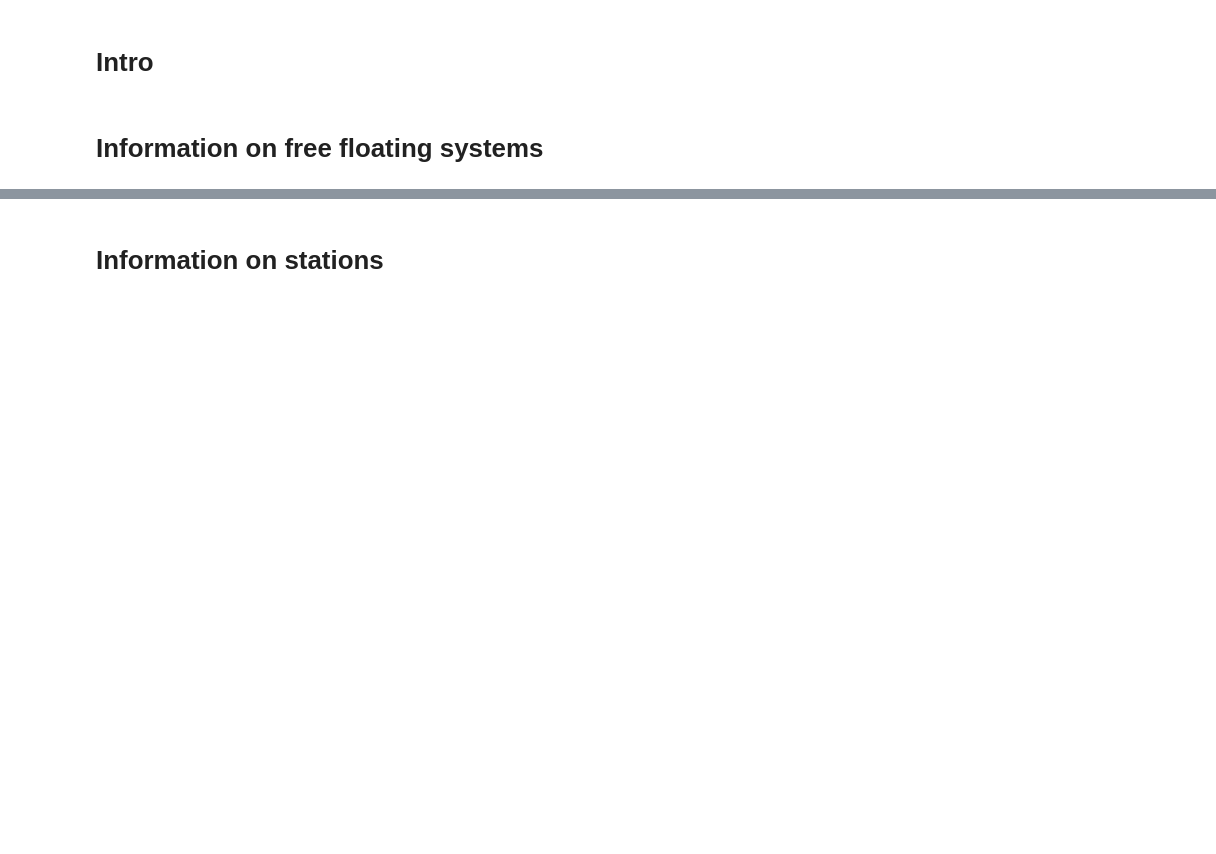
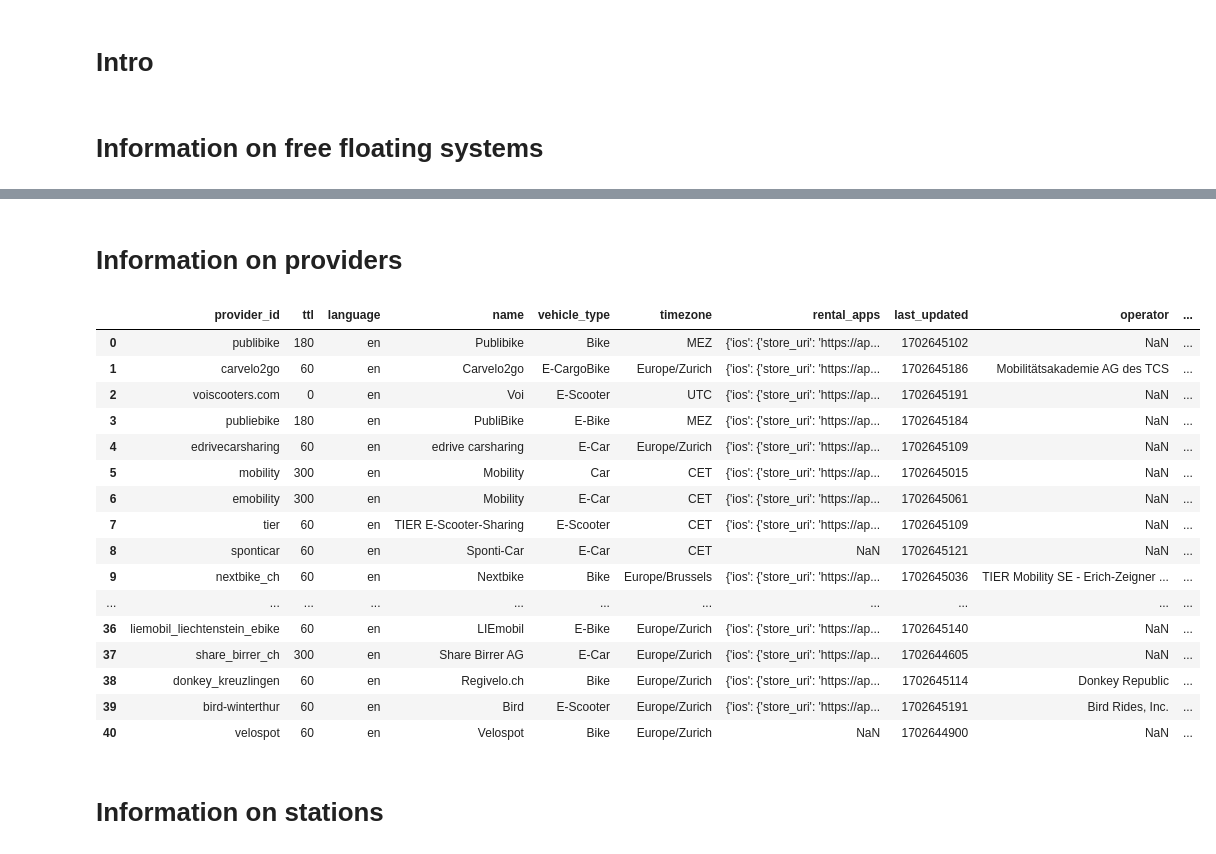
Before and after one commit to mgrunner/DWL, a Jupyter notebook: Explore_Data.ipynb, the cells around one changed output, grey strips where cells are left out. Cells and saved outputs as stored; diff of their text form; code cells hidden in the pictures; blank space fills up the shorter version.

```diff
--- a/Explore_Data.ipynb
+++ b/Explore_Data.ipynb
@@ -63,3 +86,34 @@ print(prop_rented)
+# %% [markdown]
+# Information on providers
+# %%
+r = requests.get(url_provider)
+
+# When was it last updated
+last_updated = r.json()['last_updated']
+# Convert to datetime
+dt = datetime.datetime.fromtimestamp(last_updated)
+
+# Get the data on the vehicles
+providers = pd.DataFrame(r.json()['data']['providers'])
+providers
+# %% [output]
+|  | provider_id | ttl | language | name | vehicle_type | timezone | rental_apps | last_updated | operator | ... |
+| 0 | publibike | 180 | en | Publibike | Bike | MEZ | {'ios': {'store_uri': 'https://ap... | 1702645102 | NaN | ... |
+| 1 | carvelo2go | 60 | en | Carvelo2go | E-CargoBike | Europe/Zurich | {'ios': {'store_uri': 'https://ap... | 1702645186 | Mobilitätsakademie AG des TCS | ... |
+| 2 | voiscooters.com | 0 | en | Voi | E-Scooter | UTC | {'ios': {'store_uri': 'https://ap... | 1702645191 | NaN | ... |
+| 3 | publiebike | 180 | en | PubliBike | E-Bike | MEZ | {'ios': {'store_uri': 'https://ap... | 1702645184 | NaN | ... |
+| 4 | edrivecarsharing | 60 | en | edrive carsharing | E-Car | Europe/Zurich | {'ios': {'store_uri': 'https://ap... | 1702645109 | NaN | ... |
+| 5 | mobility | 300 | en | Mobility | Car | CET | {'ios': {'store_uri': 'https://ap... | 1702645015 | NaN | ... |
+| 6 | emobility | 300 | en | Mobility | E-Car | CET | {'ios': {'store_uri': 'https://ap... | 1702645061 | NaN | ... |
+| 7 | tier | 60 | en | TIER E-Scooter-Sharing | E-Scooter | CET | {'ios': {'store_uri': 'https://ap... | 1702645109 | NaN | ... |
+| 8 | sponticar | 60 | en | Sponti-Car | E-Car | CET | NaN | 1702645121 | NaN | ... |
+| 9 | nextbike_ch | 60 | en | Nextbike | Bike | Europe/Brussels | {'ios': {'store_uri': 'https://ap... | 1702645036 | TIER Mobility SE - Erich-Zeigner ... | ... |
+| ... | ... | ... | ... | ... | ... | ... | ... | ... | ... | ... |
+| 36 | liemobil_liechtenstein_ebike | 60 | en | LIEmobil | E-Bike | Europe/Zurich | {'ios': {'store_uri': 'https://ap... | 1702645140 | NaN | ... |
+| 37 | share_birrer_ch | 300 | en | Share Birrer AG | E-Car | Europe/Zurich | {'ios': {'store_uri': 'https://ap... | 1702644605 | NaN | ... |
+| 38 | donkey_kreuzlingen | 60 | en | Regivelo.ch | Bike | Europe/Zurich | {'ios': {'store_uri': 'https://ap... | 1702645114 | Donkey Republic | ... |
+| 39 | bird-winterthur | 60 | en | Bird | E-Scooter | Europe/Zurich | {'ios': {'store_uri': 'https://ap... | 1702645191 | Bird Rides, Inc. | ... |
+| 40 | velospot | 60 | en | Velospot | Bike | Europe/Zurich | NaN | 1702644900 | NaN | ... |
 # %% [markdown]
 # Information on stations
 # %%
```
Also changed, not shown: parts of 21 cells of this notebook, 1 other file.
